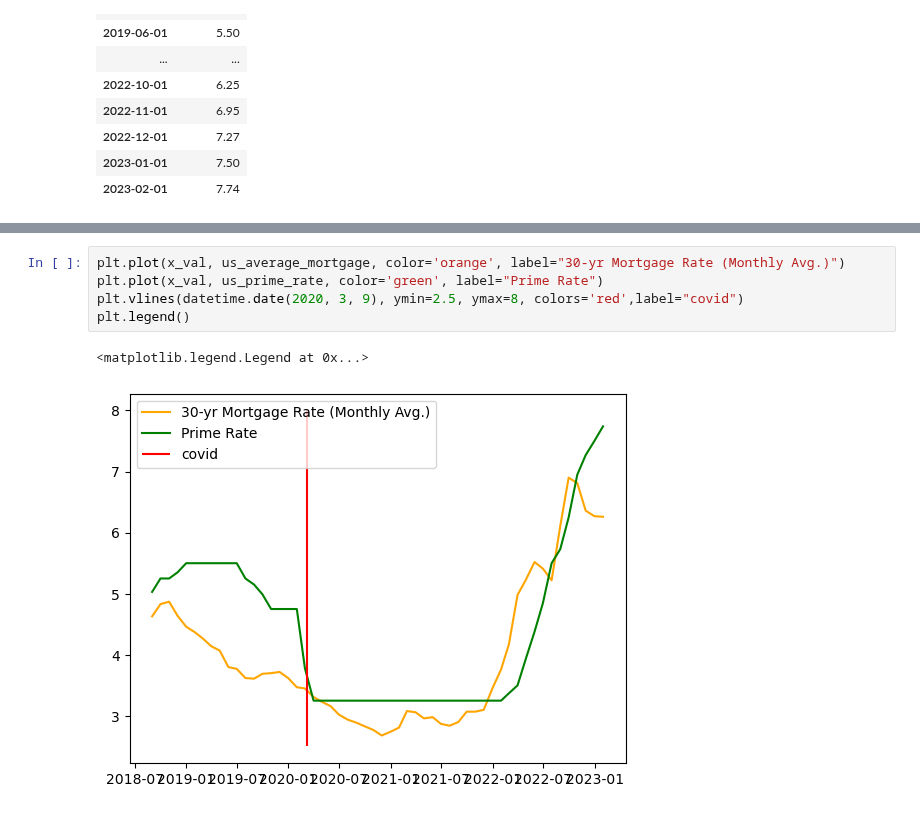
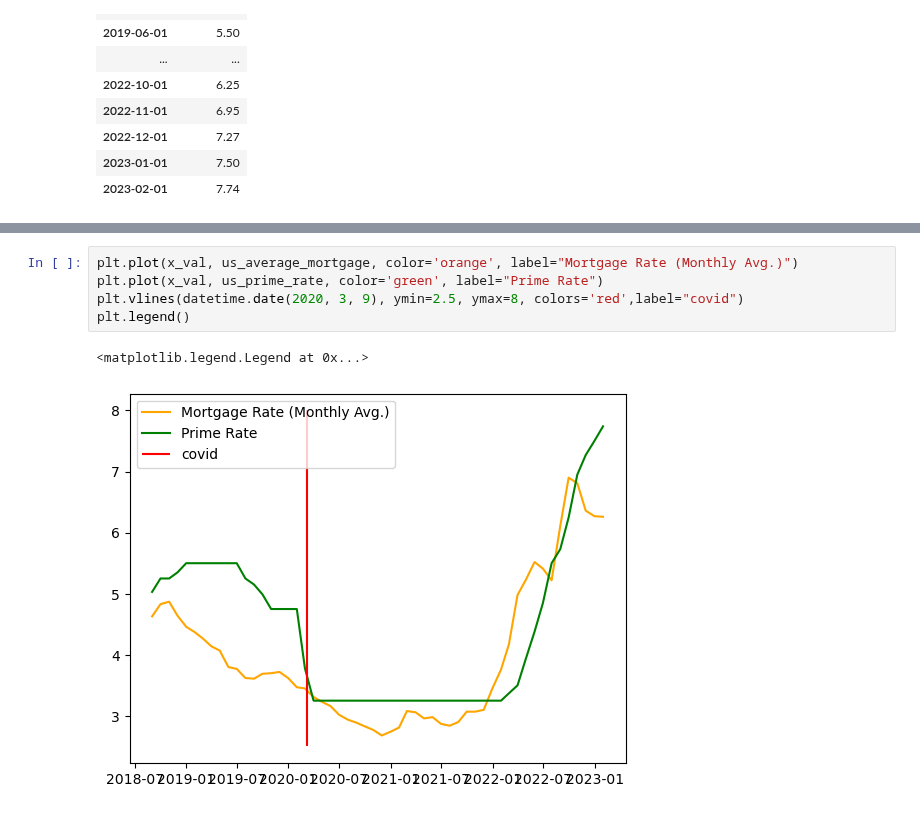
Before and after one commit to ceramicbull/Project-1-Repo, a Jupyter notebook: bens_analysis/For Sale Inventory.ipynb, the cells around one changed output, grey strips where cells are left out. Saved outputs shown, nothing was run; the diff lists cells and outputs as text.

```diff
--- a/bens_analysis/For Sale Inventory.ipynb
+++ b/bens_analysis/For Sale Inventory.ipynb
@@ -282,8 +303,8 @@ plt.show()
 # %%
-plt.plot(x_val, us_average_mortgage, color='orange', label="30-yr Mortgage Rate (Monthly Avg.)")
+plt.plot(x_val, us_average_mortgage, color='orange', label="Mortgage Rate (Monthly Avg.)")
 plt.plot(x_val, us_prime_rate, color='green', label="Prime Rate")
 plt.vlines(datetime.date(2020, 3, 9), ymin=2.5, ymax=8, colors='red',label="covid")
 plt.legend()
 # %% [output]
 <matplotlib.legend.Legend at 0x...>
-[figure, old version]
+[figure, new version]
```
Also changed, not shown: parts of 5 cells of this notebook, 4 other files.
